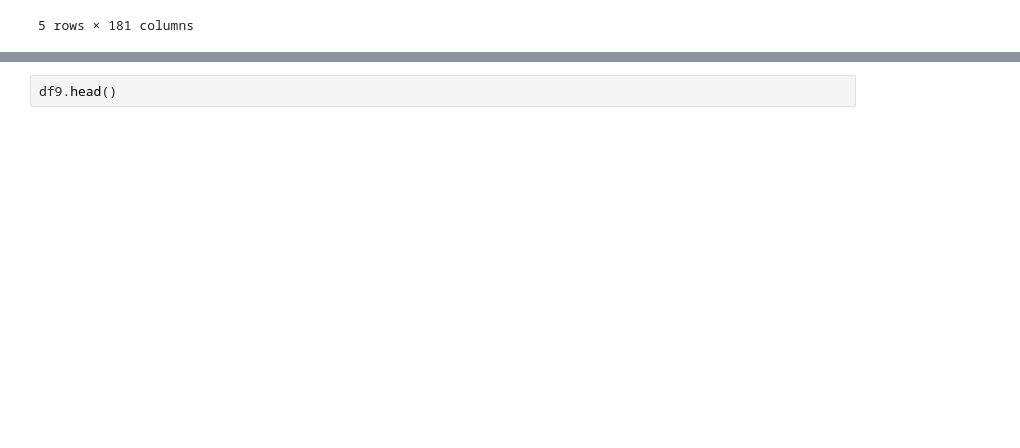
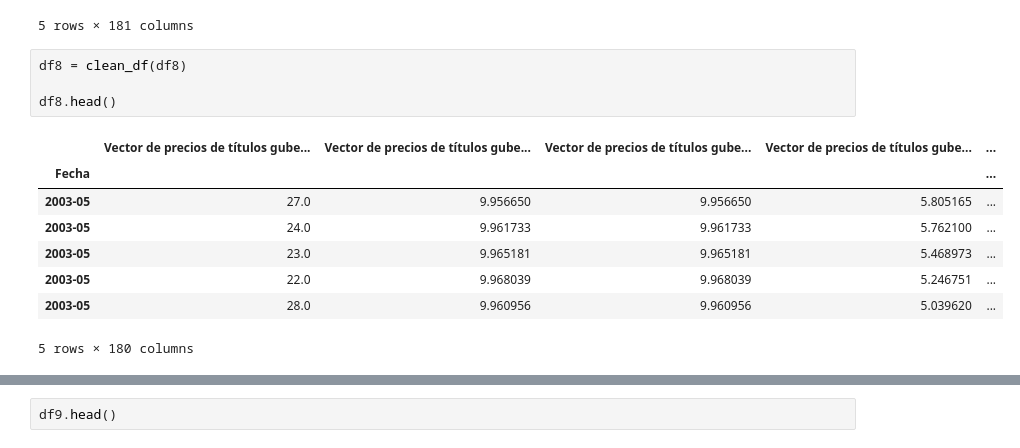
Before and after one commit to heritaco/Data-Mining, a Jupyter notebook: 03-Tasas-de-Interes-al-Consumo/02-explore-data.ipynb, the cells around one changed output, grey strips where cells are left out. Saved outputs shown, nothing was run; the diff lists cells and outputs as text; blank space fills up the shorter version.

```diff
--- a/03-Tasas-de-Interes-al-Consumo/02-explore-data.ipynb
+++ b/03-Tasas-de-Interes-al-Consumo/02-explore-data.ipynb
@@ -365,3 +394,16 @@ df8.head()
 | 3 | 2003-05-21 00:00:00 | 22 | 9.968039 | 9.968039 | 5.246751 | ... |
 | 4 | 2003-05-22 00:00:00 | 28 | 9.960956 | 9.960956 | 5.03962 | ... |
 5 rows × 181 columns
+# %%
+df8 = clean_df(df8)
+
+df8.head()
+# %% [output]
+|  | Vector de precios de títulos gube... | Vector de precios de títulos gube... | Vector de precios de títulos gube... | Vector de precios de títulos gube... | ... |
+| Fecha |  |  |  |  | ... |
+| 2003-05 | 27.0 | 9.956650 | 9.956650 | 5.805165 | ... |
+| 2003-05 | 24.0 | 9.961733 | 9.961733 | 5.762100 | ... |
+| 2003-05 | 23.0 | 9.965181 | 9.965181 | 5.468973 | ... |
+| 2003-05 | 22.0 | 9.968039 | 9.968039 | 5.246751 | ... |
+| 2003-05 | 28.0 | 9.960956 | 9.960956 | 5.039620 | ... |
+5 rows × 180 columns
```
Also changed, not shown: parts of 23 cells of this notebook, 1 other file.
